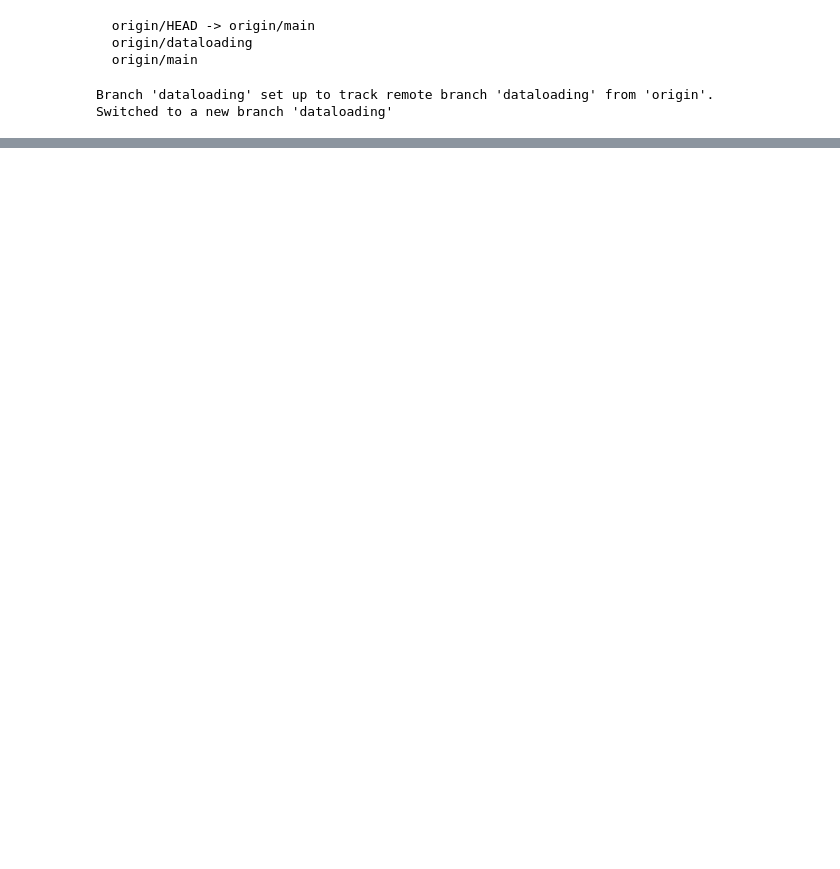
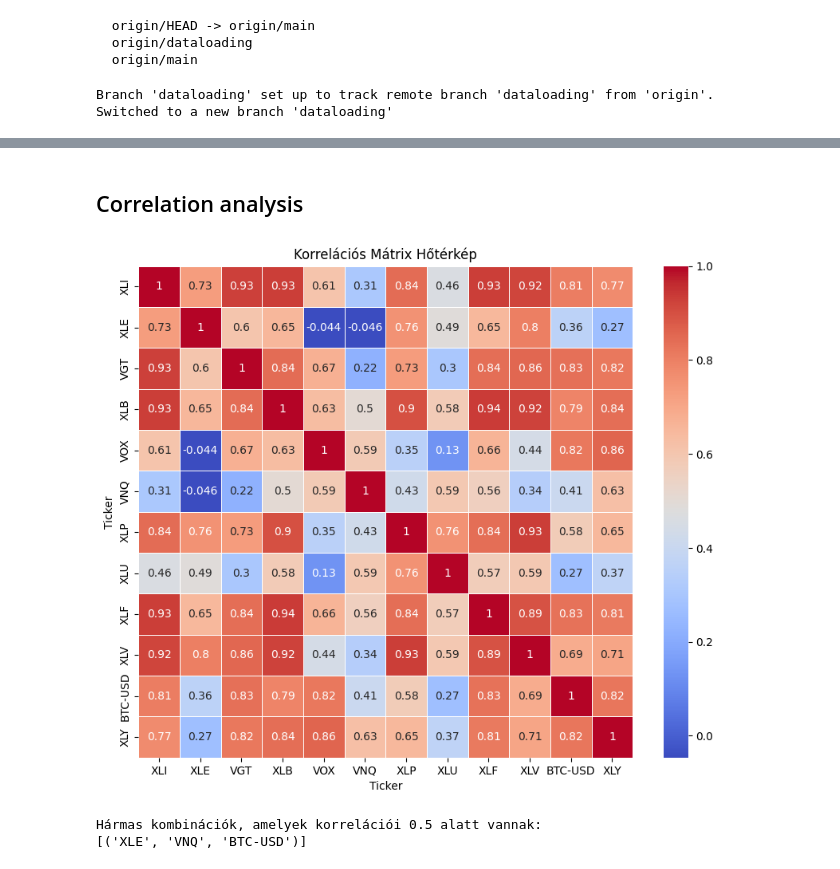
Before and after one commit to datavers/portfolio_idea, a Jupyter notebook: Portfolio.ipynb, the cells around one changed output, grey strips where cells are left out. Drawn from its saved outputs; the diff is of its cells as text; code cells hidden in the pictures; blank space fills up the shorter version.

```diff
--- a/Portfolio.ipynb
+++ b/Portfolio.ipynb
@@ -42,0 +52,2 @@ Switched to a new branch 'dataloading'
+# %%
+sector_data = yf.download('XLE XLB XLI XLU XLV XLF XLY XLP VGT VOX VNQ BTC-USD', start='2020-01-01', group_by='ticker')
@@ -42,0 +56,9 @@ Switched to a new branch 'dataloading'
+# %%
+# Kiválasztjuk az összes 'Close' oszlopot
+close_prices = sector_data.xs('Close', level=1, axis=1)
+
+# Az oszlopok átnevezése a ticker nevére
+close_prices.columns = close_prices.columns.get_level_values(0)
+
+# Eredmény megjelenítése
+print(close_prices)
@@ -42,0 +172,35 @@ Switched to a new branch 'dataloading'
+# %% [markdown]
+## Correlation analysis
+# %%
+# Létrehozzuk a hőtérképet
+corr_matrix = close_prices.corr()
+plt.figure(figsize=(10, 8))
+sns.heatmap(corr_matrix, annot=True, cmap='coolwarm', linewidths=0.5)
+plt.title('Korrelációs Mátrix Hőtérkép')
+plt.show()
+# %% [output]
+[figure, added]
+# %%
+from itertools import combinations
+
+# Határérték az erős korrelációra
+threshold = 0.45
+
+# Oszlopnevek lekérése
+columns = corr_matrix.columns
+
+# Lehetséges hármas kombinációk létrehozása
+combs = combinations(columns, 3)
+
+# Hármas kombinációk szűrése a korrelációs értékek alapján
+selected_combinations = []
+for comb in combs:
+    if all(corr_matrix.loc[comb[i], comb[j]] < threshold for i in range(3) for j in range(i+1, 3)):
+        selected_combinations.append(comb)
+
+# Megjelenítjük azokat a hármas kombinációkat, amelyek megfelelnek a feltételnek
+print("Hármas kombinációk, amelyek korrelációi 0.5 alatt vannak:")
+print(selected_combinations)
+# %% [output]
+Hármas kombinációk, amelyek korrelációi 0.5 alatt vannak:
+[('XLE', 'VNQ', 'BTC-USD')]
```
Also changed, not shown: parts of 41 cells of this notebook.
